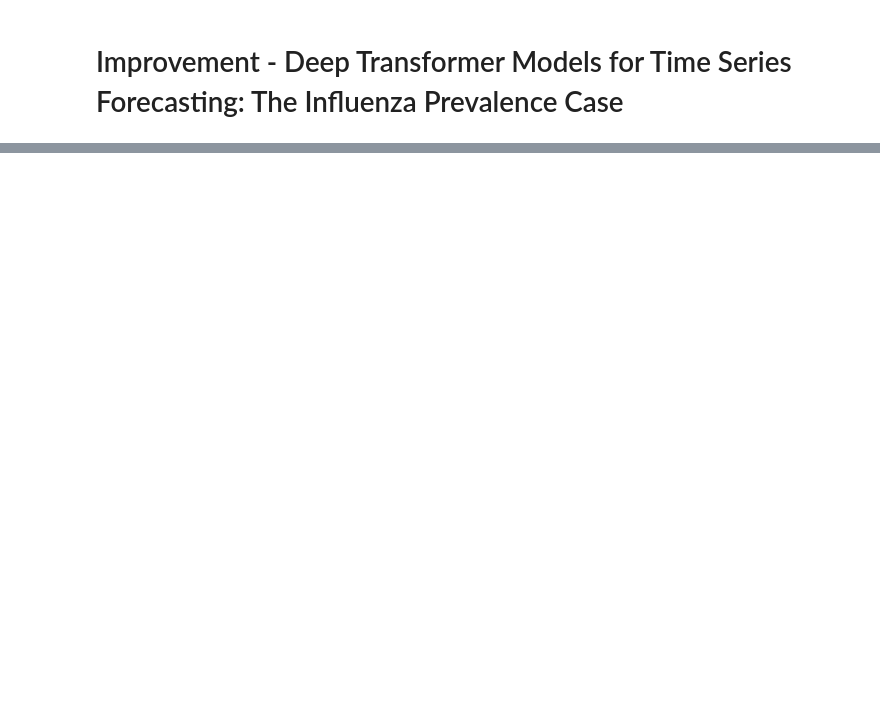
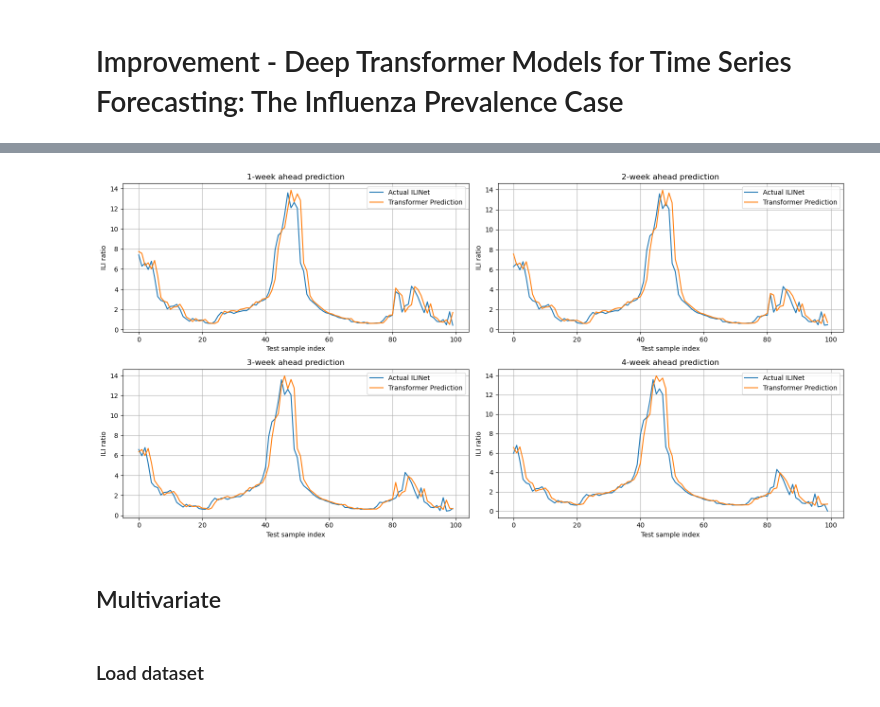
Before and after one commit to wangly7/epidemic-transformer-forecasting, a Jupyter notebook: transformer-influenza-predicting.ipynb, the cells around one changed output, grey strips where cells are left out. Saved outputs shown, nothing was run; the diff lists cells and outputs as text; code cells hidden in the pictures; blank space fills up the shorter version.

```diff
--- a/transformer-influenza-predicting.ipynb
+++ b/transformer-influenza-predicting.ipynb
@@ -344,0 +1655,6 @@ plt.show()
+# %%
+y_true_val, y_pred_val = collect_predictions(best_origin_model, val_loader, pipeline.device)
+
+horizon_rmse = compute_horizon_rmse(y_true_val, y_pred_val)
+
+weights= horizon_rmse / horizon_rmse.sum()
@@ -344,0 +1676,14 @@ plt.show()
+# %%
+weighted_trx_model = DeepTransformer()
+
+weighted_pipeline = PipeLine(
+    model=weighted_trx_model,
+    train_loader=train_loader,
+    val_loader=val_loader,
+    loss_func=HorizonWeightedMSELoss(weights)
+)
+
+
+best_weighted_model, weighted_train_losses, weighted_val_losses = weighted_pipeline.train_model(50)
+
+weighted_pipeline.evaluate_metrics(best_weighted_model, test_loader)
@@ -344,0 +1702,29 @@ plt.show()
+# %%
+y_true, y_pred = collect_predictions(best_weighted_model, test_loader, pipeline.device)
+
+fig, axes = plt.subplots(2, 2, figsize=(16, 8))
+axes = axes.flatten()
+
+for h in range(4):
+    ax = axes[h]
+
+    actual = y_true[:100, h, 0]
+    pred = y_pred[:100, h, 0]
+
+    ax.plot(actual, label="Actual ILINet")
+    ax.plot(pred, label="Transformer Prediction")
+
+    ax.set_title(f"{h+1}-week ahead prediction")
+    ax.set_xlabel("Test sample index")
+    ax.set_ylabel("ILI ratio")
+    ax.grid(True)
+    ax.legend()
+
+plt.tight_layout()
+plt.show()
+# %% [output]
+[figure, added]
+# %% [markdown]
+## Multivariate
+# %% [markdown]
+### Load dataset
```
Also changed, not shown: parts of 45 cells of this notebook, 1 other file.
